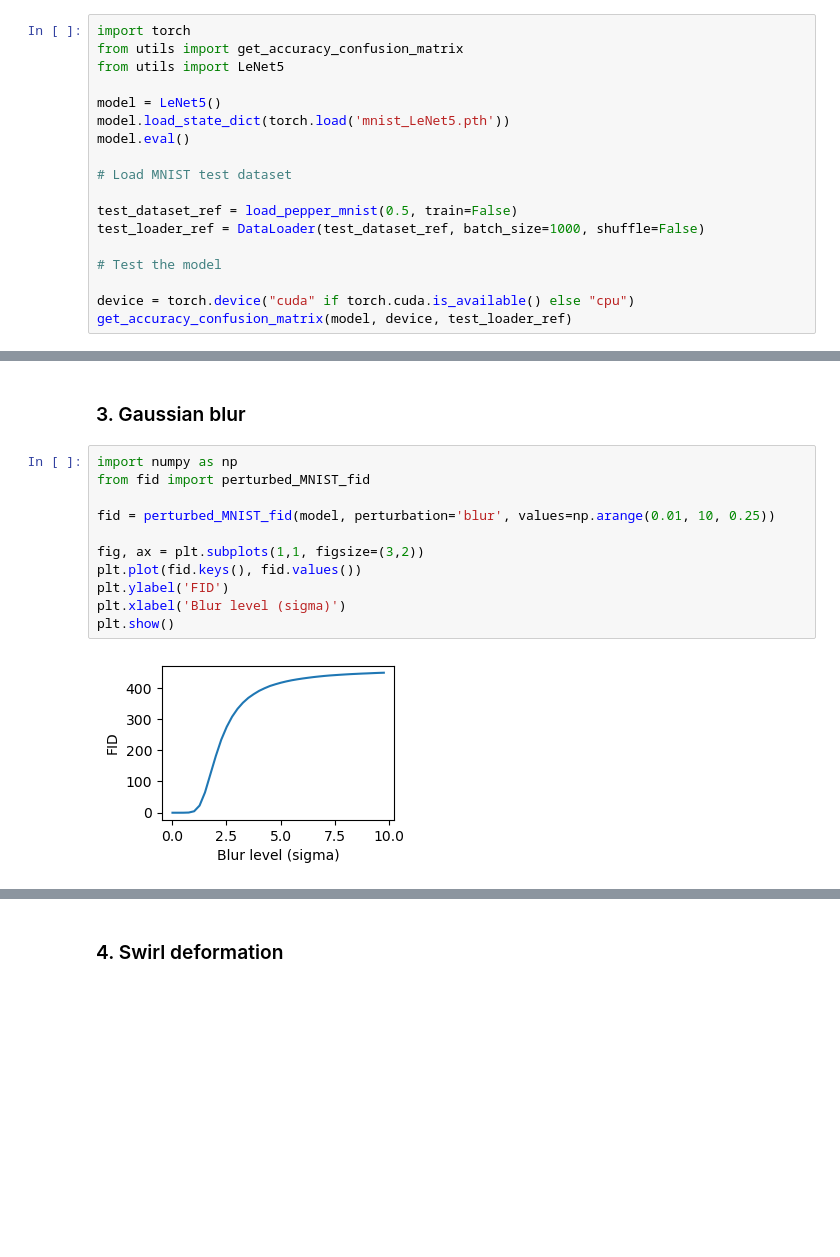
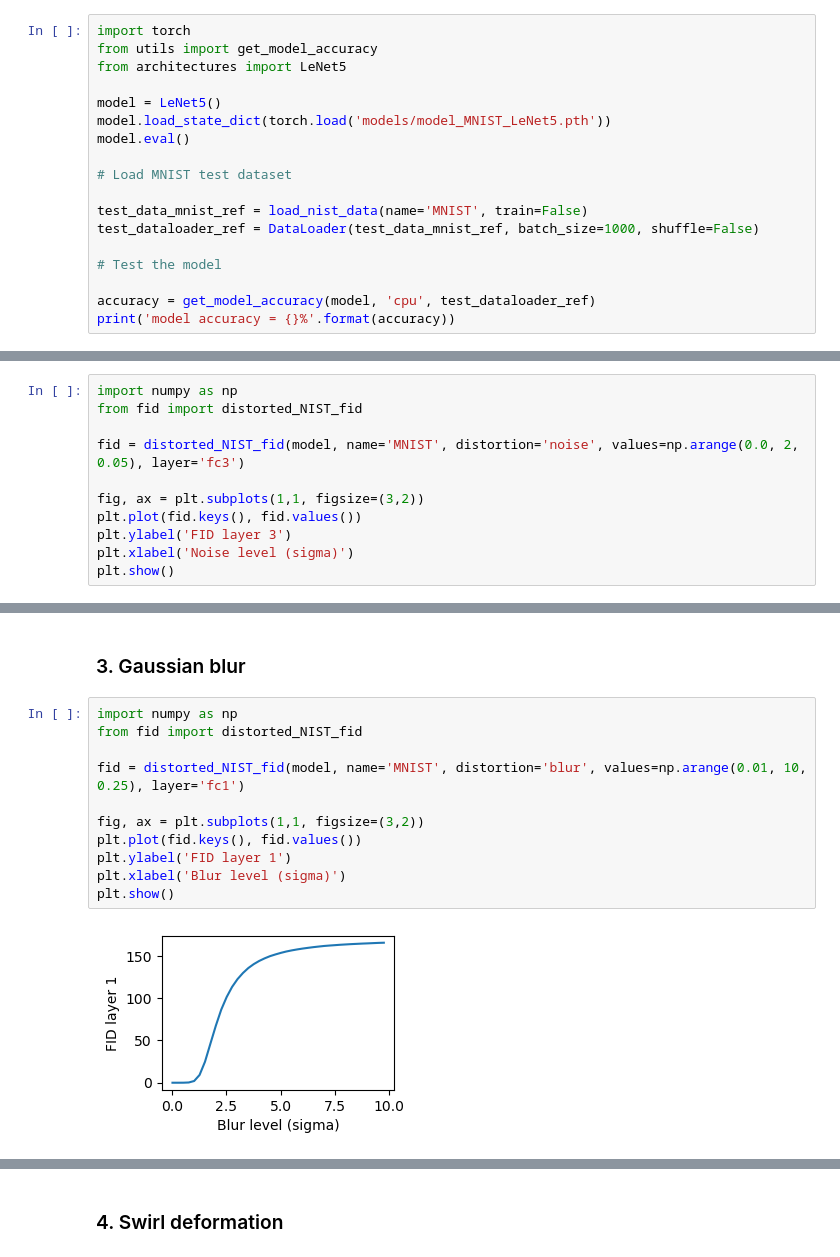
Before and after one commit to dfaroughy/FID-MNIST, a Jupyter notebook: FID_MNIST.ipynb, the cells around one changed output, grey strips where cells are left out. Cells and saved outputs as stored; diff of their text form; blank space fills up the shorter version.

```diff
--- a/FID_MNIST.ipynb
+++ b/FID_MNIST.ipynb
@@ -213,20 +87,20 @@ train_classifier(model, loader_mnist_reference, save_as='mnist_LeNet5.pth', epoc
 We test the accuracy of the MNIST Classifier
 # %%
 import torch
-from utils import get_accuracy_confusion_matrix
-from utils import LeNet5
+from utils import get_model_accuracy
+from architectures import LeNet5
 
 model = LeNet5()
-model.load_state_dict(torch.load('mnist_LeNet5.pth'))
+model.load_state_dict(torch.load('models/model_MNIST_LeNet5.pth'))
 model.eval()
 
 # Load MNIST test dataset
 
-test_dataset_ref = load_pepper_mnist(0.5, train=False)
-test_loader_ref = DataLoader(test_dataset_ref, batch_size=1000, shuffle=False)
+test_data_mnist_ref = load_nist_data(name='MNIST', train=False)
+test_dataloader_ref = DataLoader(test_data_mnist_ref, batch_size=1000, shuffle=False)
 
 # Test the model
 
-device = torch.device("cuda" if torch.cuda.is_available() else "cpu")
-get_accuracy_confusion_matrix(model, device, test_loader_ref)
+accuracy = get_model_accuracy(model, 'cpu', test_dataloader_ref)
+print('model accuracy = {}%'.format(accuracy))
 # %% [output]
@@ -277,0 +184,11 @@ plt.show()
+# %%
+import numpy as np
+from fid import distorted_NIST_fid
+
+fid = distorted_NIST_fid(model, name='MNIST', distortion='noise', values=np.arange(0.0, 2, 0.05), layer='fc3')
+
+fig, ax = plt.subplots(1,1, figsize=(3,2))
+plt.plot(fid.keys(), fid.values())
+plt.ylabel('FID layer 3')
+plt.xlabel('Noise level (sigma)')
+plt.show()
@@ -279,14 +198,14 @@ plt.show()
 ### 3. Gaussian blur
 # %%
 import numpy as np
-from fid import perturbed_MNIST_fid
+from fid import distorted_NIST_fid
 
-fid = perturbed_MNIST_fid(model, perturbation='blur', values=np.arange(0.01, 10, 0.25))
+fid = distorted_NIST_fid(model, name='MNIST', distortion='blur', values=np.arange(0.01, 10, 0.25), layer='fc1')
 
 fig, ax = plt.subplots(1,1, figsize=(3,2))
 plt.plot(fid.keys(), fid.values())
-plt.ylabel('FID')
+plt.ylabel('FID layer 1')
 plt.xlabel('Blur level (sigma)')
 plt.show()
 # %% [output]
-[figure, old version]
+[figure, new version]
```
Also changed, not shown: parts of 36 cells of this notebook, 6 other files.
